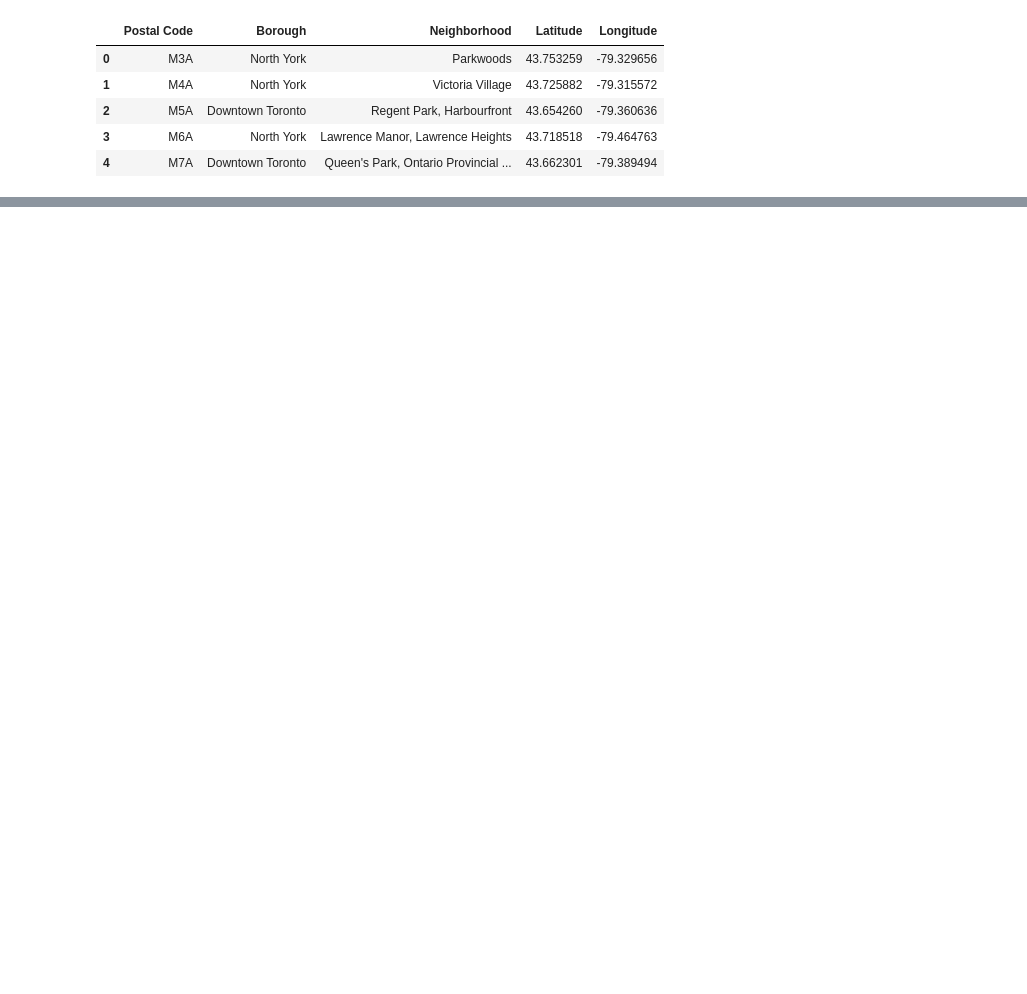
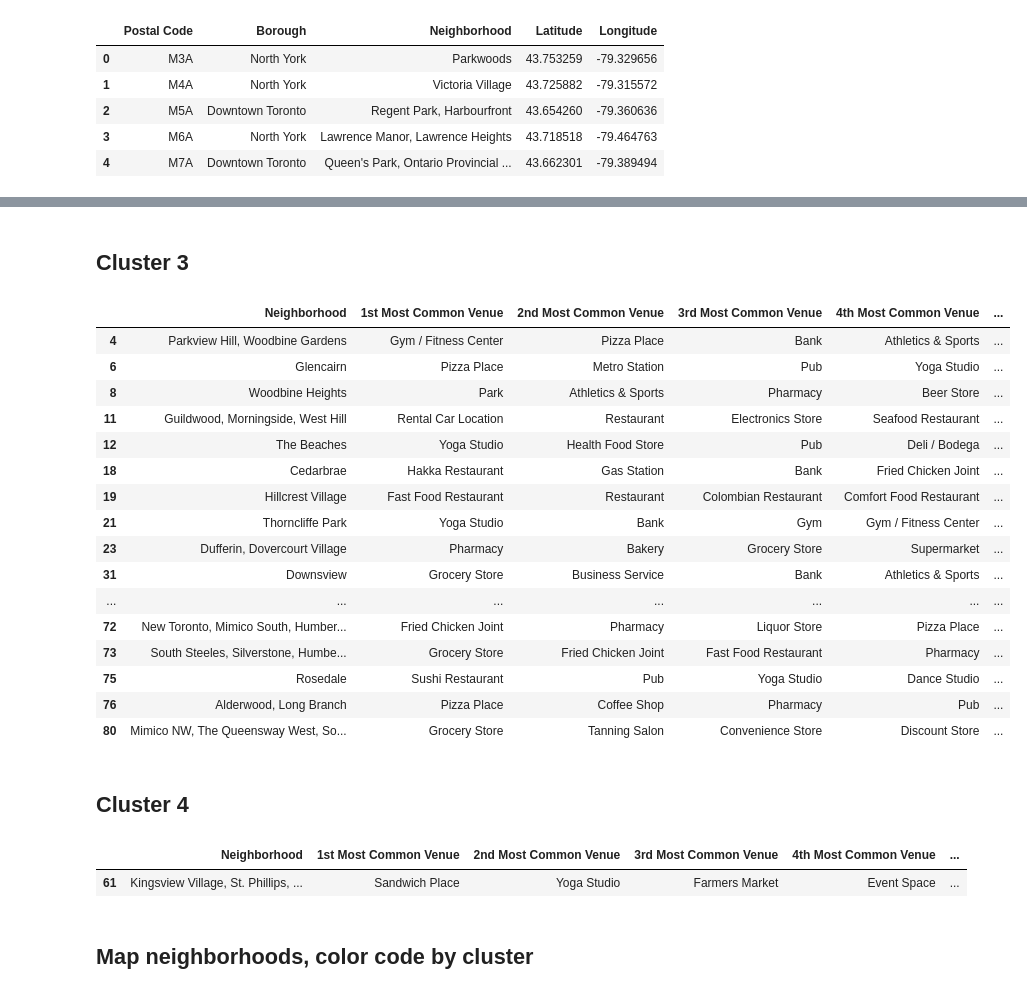
Before and after one commit to tpacun/Coursera_Capstone, a Jupyter notebook: Toronto_Neighborhoods.ipynb, the cells around one changed output, grey strips where cells are left out. Cells and saved outputs as stored; diff of their text form; code cells hidden in the pictures; blank space fills up the shorter version.

```diff
--- a/Toronto_Neighborhoods.ipynb
+++ b/Toronto_Neighborhoods.ipynb
@@ -103,0 +326,31 @@ import folium
+# %% [markdown]
+## Cluster 3
+# %%
+toronto_final.loc[toronto_final['Label'] == 3, toronto_final.columns[[2] + list(range(6, toronto_final.shape[1]))]]
+# %% [output]
+|  | Neighborhood | 1st Most Common Venue | 2nd Most Common Venue | 3rd Most Common Venue | 4th Most Common Venue | ... |
+| 4 | Parkview Hill, Woodbine Gardens | Gym / Fitness Center | Pizza Place | Bank | Athletics & Sports | ... |
+| 6 | Glencairn | Pizza Place | Metro Station | Pub | Yoga Studio | ... |
+| 8 | Woodbine Heights | Park | Athletics & Sports | Pharmacy | Beer Store | ... |
+| 11 | Guildwood, Morningside, West Hill | Rental Car Location | Restaurant | Electronics Store | Seafood Restaurant | ... |
+| 12 | The Beaches | Yoga Studio | Health Food Store | Pub | Deli / Bodega | ... |
+| 18 | Cedarbrae | Hakka Restaurant | Gas Station | Bank | Fried Chicken Joint | ... |
+| 19 | Hillcrest Village | Fast Food Restaurant | Restaurant | Colombian Restaurant | Comfort Food Restaurant | ... |
+| 21 | Thorncliffe Park | Yoga Studio | Bank | Gym | Gym / Fitness Center | ... |
+| 23 | Dufferin, Dovercourt Village | Pharmacy | Bakery | Grocery Store | Supermarket | ... |
+| 31 | Downsview | Grocery Store | Business Service | Bank | Athletics & Sports | ... |
+| ... | ... | ... | ... | ... | ... | ... |
+| 72 | New Toronto, Mimico South, Humber... | Fried Chicken Joint | Pharmacy | Liquor Store | Pizza Place | ... |
+| 73 | South Steeles, Silverstone, Humbe... | Grocery Store | Fried Chicken Joint | Fast Food Restaurant | Pharmacy | ... |
+| 75 | Rosedale | Sushi Restaurant | Pub | Yoga Studio | Dance Studio | ... |
+| 76 | Alderwood, Long Branch | Pizza Place | Coffee Shop | Pharmacy | Pub | ... |
+| 80 | Mimico NW, The Queensway West, So... | Grocery Store | Tanning Salon | Convenience Store | Discount Store | ... |
+# %% [markdown]
+## Cluster 4
+# %%
+toronto_final.loc[toronto_final['Label'] == 4, toronto_final.columns[[2] + list(range(6, toronto_final.shape[1]))]]
+# %% [output]
+|  | Neighborhood | 1st Most Common Venue | 2nd Most Common Venue | 3rd Most Common Venue | 4th Most Common Venue | ... |
+| 61 | Kingsview Village, St. Phillips, ... | Sandwich Place | Yoga Studio | Farmers Market | Event Space | ... |
+# %% [markdown]
+## Map neighborhoods, color code by cluster
```
Also changed, not shown: parts of 31 cells of this notebook, 1 other file.
